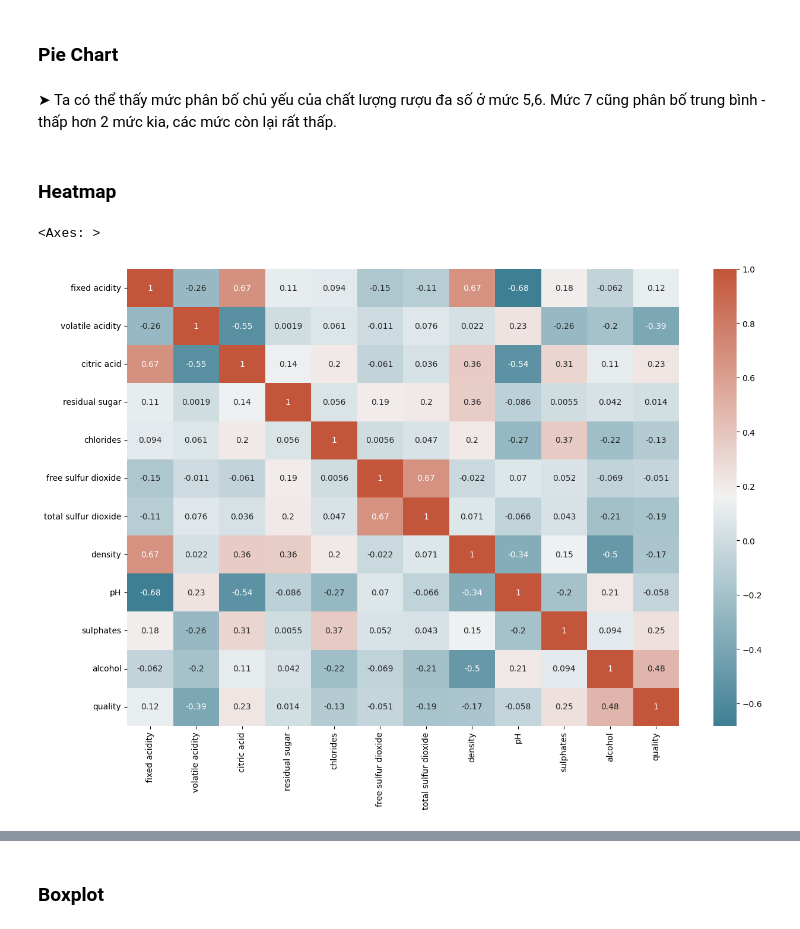
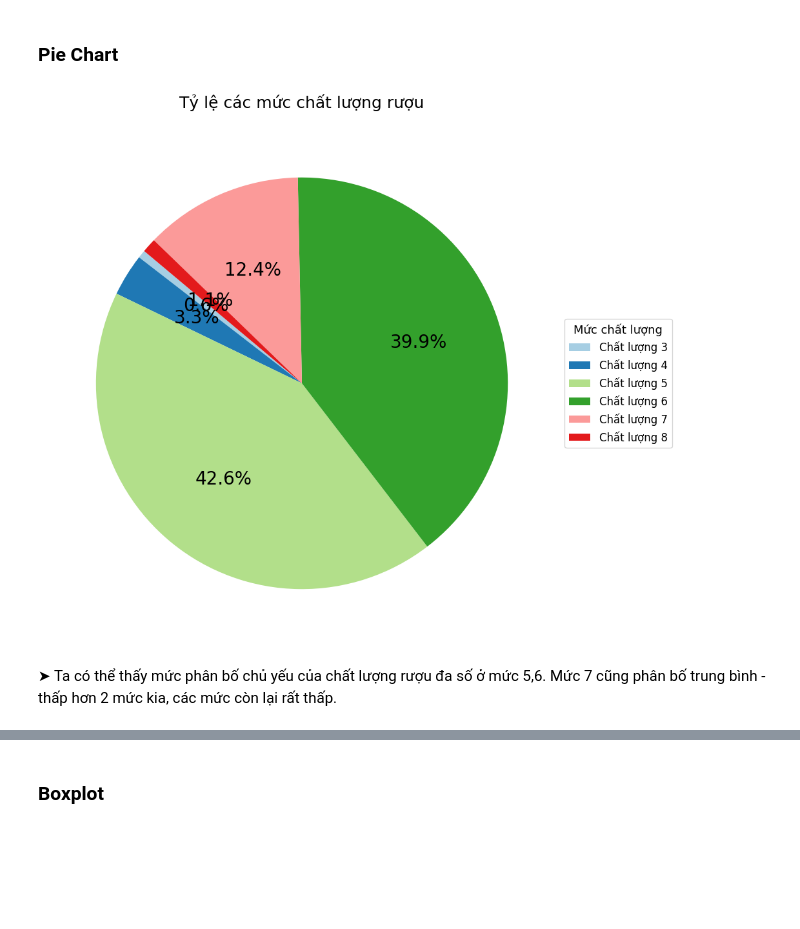
Before and after one commit to nvhao100604/PTDL_2025, a Jupyter notebook: BT4/code/winequality_code.ipynb, the cells around one changed output, grey strips where cells are left out. Saved outputs shown, nothing was run; the diff lists cells and outputs as text; code cells hidden in the pictures; blank space fills up the shorter version.

```diff
--- a/BT4/code/winequality_code.ipynb
+++ b/BT4/code/winequality_code.ipynb
@@ -139,31 +158,31 @@ fig.show()
 # %% [markdown]
 ### Pie Chart
 # %%
-# Đếm số lượng từng mức quality
-quality_counts = df['quality'].value_counts().reset_index()
-quality_counts.columns = ['quality', 'count']
+# Đếm số lượng từng mức chất lượng
+quality_counts = df['quality'].value_counts().sort_index()
 
-# Vẽ pie chart
-fig = px.pie(
+plt.figure(figsize=(10, 10))
+wedges, texts, autotexts = plt.pie(
     quality_counts,
-    values='count',
-    names='quality',
-    title="Biểu đồ tròn phân bố chất lượng rượu",
-    hole=0.0  # =0 là pie chart thường, >0 là donut chart
+    autopct='%1.1f%%',
+    startangle=140,
+    colors=plt.cm.Paired.colors,
+    textprops={'fontsize': 20}
 )
-
-# Chỉnh font chữ to hơn
-fig.update_traces(textfont_size=16)
-
-fig.show()
+plt.title('Tỷ lệ các mức chất lượng rượu', fontsize=18, pad=20)
+plt.legend(
+    wedges,
+    [f'Chất lượng {q}' for q in quality_counts.index],
+    title="Mức chất lượng",
+    loc="center left",
+    bbox_to_anchor=(1, 0, 0.5, 1),   # đẩy legend ra ngoài bên phải
+    fontsize=12,
+    title_fontsize=13
+)
+plt.tight_layout()
+plt.savefig('images/pie_chart.pdf')
+plt.show()
+# %% [output]
+[figure, added]
 # %% [markdown]
 ➤ Ta có thể thấy mức phân bố chủ yếu của chất lượng rượu đa số ở mức 5,6. Mức 7 cũng phân bố trung bình - thấp hơn 2 mức kia, các mức còn lại rất thấp.
-# %% [markdown]
-### Heatmap
-# %%
-corr = df.corr()
-plt.subplots(figsize=(15,10))
-sns.heatmap(corr, xticklabels=corr.columns, yticklabels=corr.columns, annot=True, cmap=sns.diverging_palette(220, 20, as_cmap=True))
-# %% [output]
-<Axes: >
-[figure, removed]
```
Also changed, not shown: parts of 22 cells of this notebook, 7 other files.
